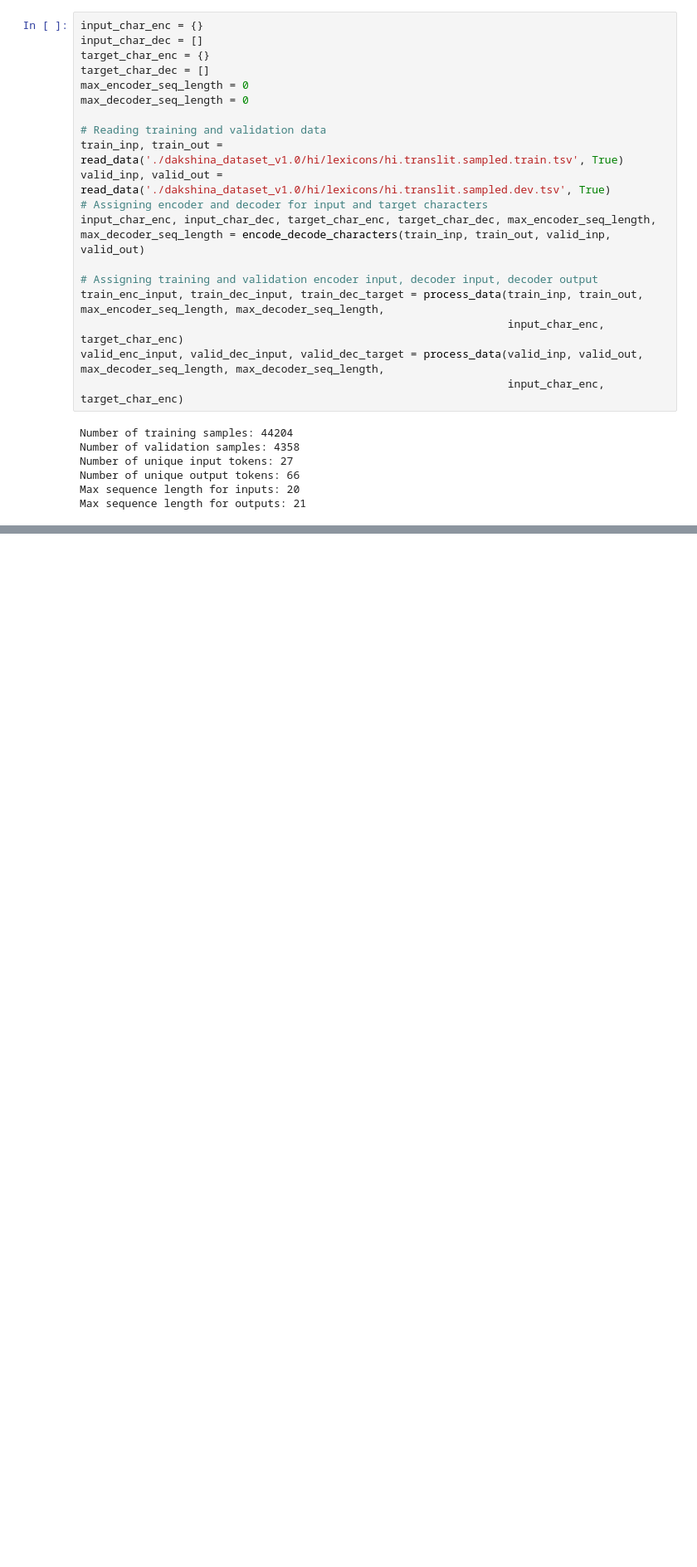
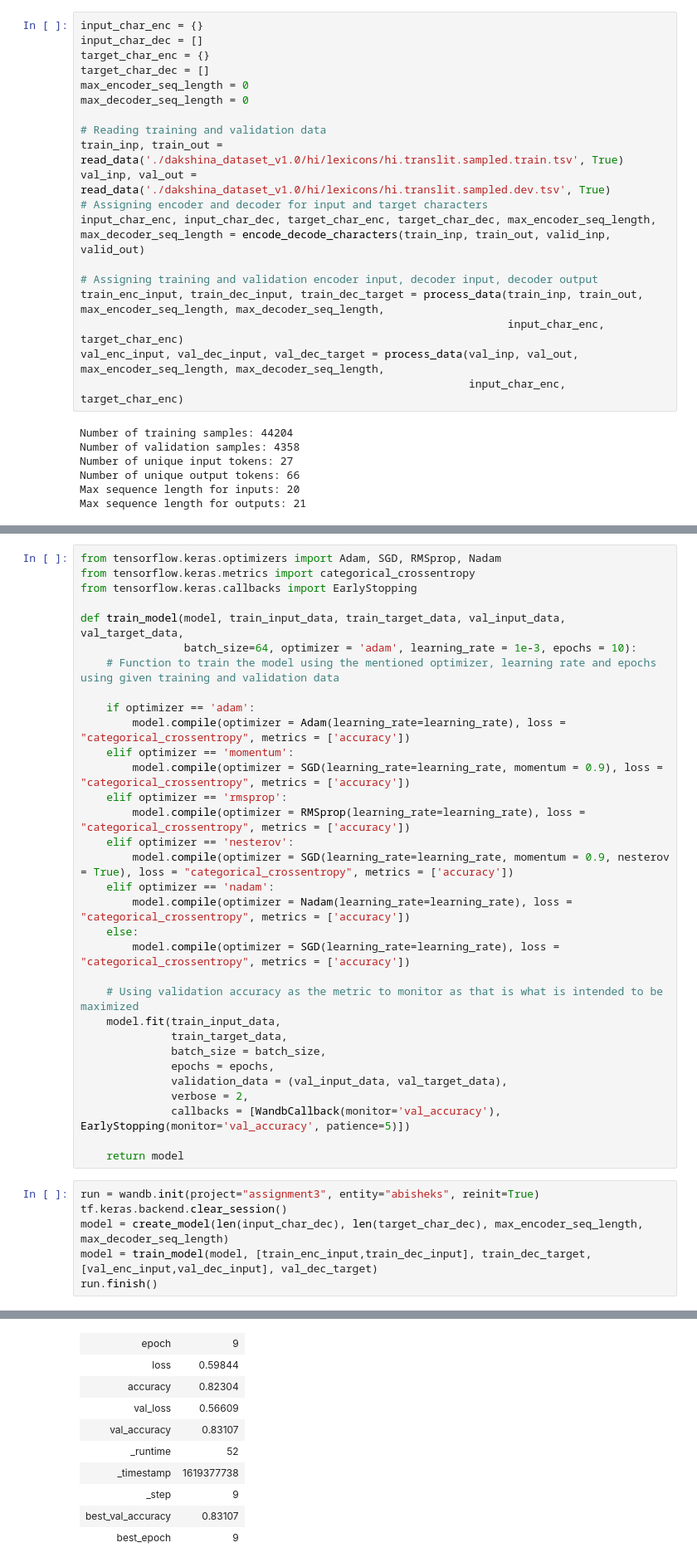
Before and after one commit to abisubramanya27/CS6910_Assignment3, a Jupyter notebook: src/Assignment3.ipynb, the cells around one changed output, grey strips where cells are left out. Shown: that part at 83% size. Cells and saved outputs as stored; diff of their text form; blank space fills up the shorter version.

Commit message:
added train_model fn

```diff
--- a/src/Assignment3.ipynb
+++ b/src/Assignment3.ipynb
@@ -104,15 +104,15 @@ max_decoder_seq_length = 0
 
 # Reading training and validation data
 train_inp, train_out = read_data('./dakshina_dataset_v1.0/hi/lexicons/hi.translit.sampled.train.tsv', True)
-valid_inp, valid_out = read_data('./dakshina_dataset_v1.0/hi/lexicons/hi.translit.sampled.dev.tsv', True)
+val_inp, val_out = read_data('./dakshina_dataset_v1.0/hi/lexicons/hi.translit.sampled.dev.tsv', True)
 # Assigning encoder and decoder for input and target characters
 input_char_enc, input_char_dec, target_char_enc, target_char_dec, max_encoder_seq_length, max_decoder_seq_length = encode_decode_characters(train_inp, train_out, valid_inp, valid_out)
 
 # Assigning training and validation encoder input, decoder input, decoder output
 train_enc_input, train_dec_input, train_dec_target = process_data(train_inp, train_out, max_encoder_seq_length, max_decoder_seq_length,
                                                                   input_char_enc, target_char_enc)
-valid_enc_input, valid_dec_input, valid_dec_target = process_data(valid_inp, valid_out, max_decoder_seq_length, max_decoder_seq_length,
-                                                                  input_char_enc, target_char_enc)
+val_enc_input, val_dec_input, val_dec_target = process_data(val_inp, val_out, max_encoder_seq_length, max_decoder_seq_length,
+                                                            input_char_enc, target_char_enc)
 # %% [output]
 Number of training samples: 44204
 Number of validation samples: 4358
@@ -197,0 +199,39 @@ print(len(a))
+# %%
+from tensorflow.keras.optimizers import Adam, SGD, RMSprop, Nadam
+from tensorflow.keras.metrics import categorical_crossentropy
+from tensorflow.keras.callbacks import EarlyStopping
+
+def train_model(model, train_input_data, train_target_data, val_input_data, val_target_data,
+                batch_size=64, optimizer = 'adam', learning_rate = 1e-3, epochs = 10):
+    # Function to train the model using the mentioned optimizer, learning rate and epochs using given training and validation data
+
+    if optimizer == 'adam':
+        model.compile(optimizer = Adam(learning_rate=learning_rate), loss = "categorical_crossentropy", metrics = ['accuracy'])
+    elif optimizer == 'momentum':
+        model.compile(optimizer = SGD(learning_rate=learning_rate, momentum = 0.9), loss = "categorical_crossentropy", metrics = ['accuracy'])
+    elif optimizer == 'rmsprop':
+        model.compile(optimizer = RMSprop(learning_rate=learning_rate), loss = "categorical_crossentropy", metrics = ['accuracy'])
+    elif optimizer == 'nesterov':
+        model.compile(optimizer = SGD(learning_rate=learning_rate, momentum = 0.9, nesterov = True), loss = "categorical_crossentropy", metrics = ['accuracy'])
+    elif optimizer == 'nadam':
+        model.compile(optimizer = Nadam(learning_rate=learning_rate), loss = "categorical_crossentropy", metrics = ['accuracy'])
+    else:
+        model.compile(optimizer = SGD(learning_rate=learning_rate), loss = "categorical_crossentropy", metrics = ['accuracy'])
+
+    # Using validation accuracy as the metric to monitor as that is what is intended to be maximized
+    model.fit(train_input_data,
+              train_target_data,
+              batch_size = batch_size,
+              epochs = epochs,
+              validation_data = (val_input_data, val_target_data),
+              verbose = 2,
+              callbacks = [WandbCallback(monitor='val_accuracy'), EarlyStopping(monitor='val_accuracy', patience=5)])
+
+    return model
+# %%
+run = wandb.init(project="assignment3", entity="abisheks", reinit=True)
+tf.keras.backend.clear_session()
+model = create_model(len(input_char_dec), len(target_char_dec), max_encoder_seq_length, max_decoder_seq_length)
+model = train_model(model, [train_enc_input,train_dec_input], train_dec_target, [val_enc_input,val_dec_input], val_dec_target)
+run.finish()
+# %% [output]
@@ -197,0 +265,10 @@ print(len(a))
+| epoch | 9 |
+| loss | 0.59844 |
+| accuracy | 0.82304 |
+| val_loss | 0.56609 |
+| val_accuracy | 0.83107 |
+| _runtime | 52 |
+| _timestamp | 1619377738 |
+| _step | 9 |
+| best_val_accuracy | 0.83107 |
+| best_epoch | 9 |
```
Also changed, not shown: parts of 5 cells of this notebook.
